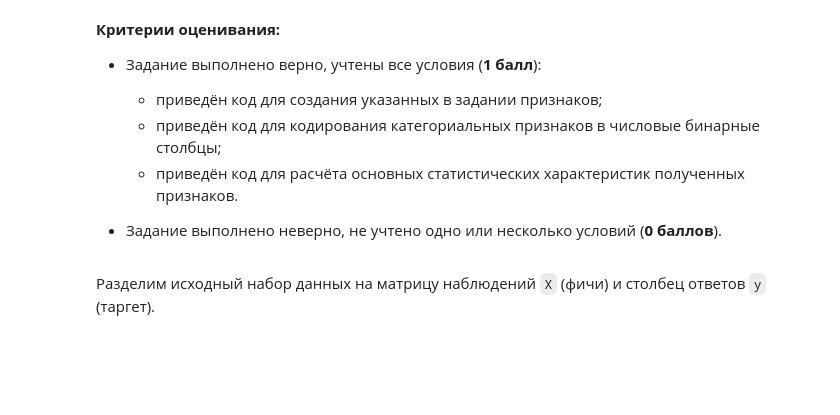
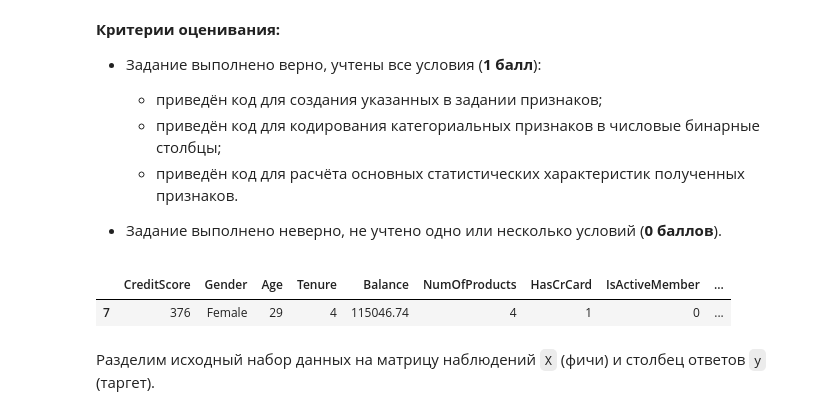
Before and after one commit to PlatArs/Bank_Analytics, a Jupyter notebook: Bank Analytics and ML model for exited clients/ML-3_Bank_ML-model.ipynb, the cells around one changed output. Saved outputs shown, nothing was run; the diff lists cells and outputs as text; code cells hidden in the pictures; blank space fills up the shorter version.

```diff
--- a/Bank Analytics and ML model for exited clients/ML-3_Bank_ML-model.ipynb
+++ b/Bank Analytics and ML model for exited clients/ML-3_Bank_ML-model.ipynb
@@ -113,3 +122,0 @@ churn_data = churn_data.drop(['Geography', 'RowNumber', 'CustomerId', 'Surname']
-# %%
-churn_data = churn_data.drop(['Geography', 'RowNumber', 'CustomerId', 'Surname'], axis=1)
-churn_data.head()
@@ -173,4 +138,9 @@ dtype: float64
     * приведён код для расчёта основных статистических характеристик полученных признаков.
 
 - Задание выполнено неверно, не учтено одно или несколько условий (**0 баллов**).
+# %%
+churn_data.head(1)
+# %% [output]
+|  | CreditScore | Gender | Age | Tenure | Balance | NumOfProducts | HasCrCard | IsActiveMember | ... |
+| 7 | 376 | Female | 29 | 4 | 115046.74 | 4 | 1 | 0 | ... |
 # %%
```
Also changed, not shown: parts of 10 cells of this notebook.
